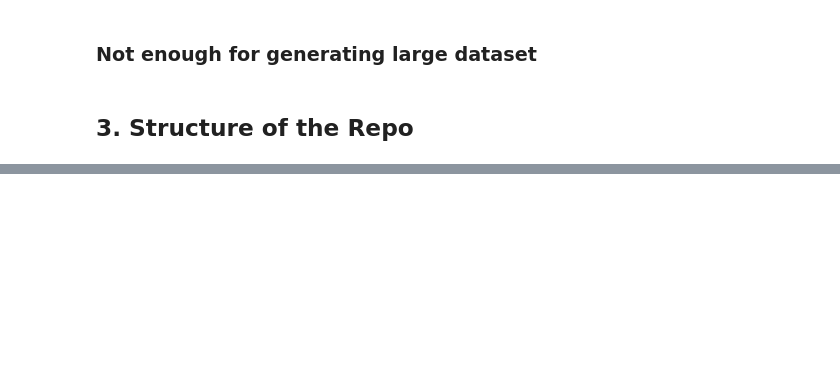
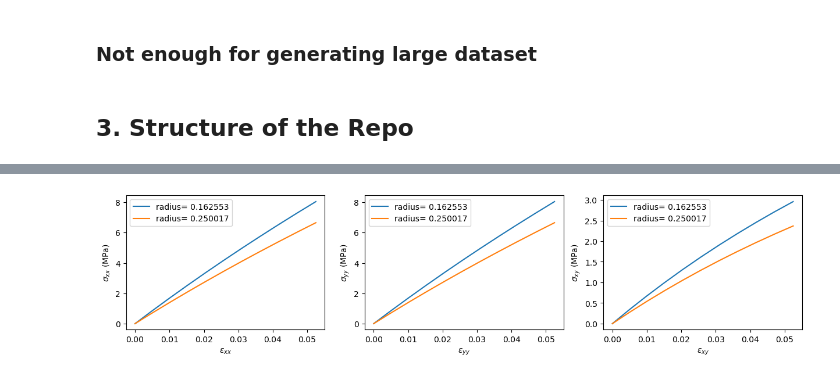
Before and after one commit to bessagroup/rvesimulator, a Jupyter notebook: toturials/code_release_week.ipynb, the cells around one changed output, grey strips where cells are left out. Saved outputs shown, nothing was run; the diff lists cells and outputs as text; code cells hidden in the pictures; blank space fills up the shorter version.

```diff
--- a/toturials/code_release_week.ipynb
+++ b/toturials/code_release_week.ipynb
@@ -60,0 +317,3 @@
+# %%
+# run simulation via f3dasm manner
+results = naive_hollow_plate.run_f3dasm(data=data)
@@ -60,0 +414,5 @@
+# %%
+# plot the results
+plot_results(data)  # this function is not a function from the repo
+# %% [output]
+[figure, added]
```
Also changed, not shown: parts of 63 cells of this notebook, 6 other files.
